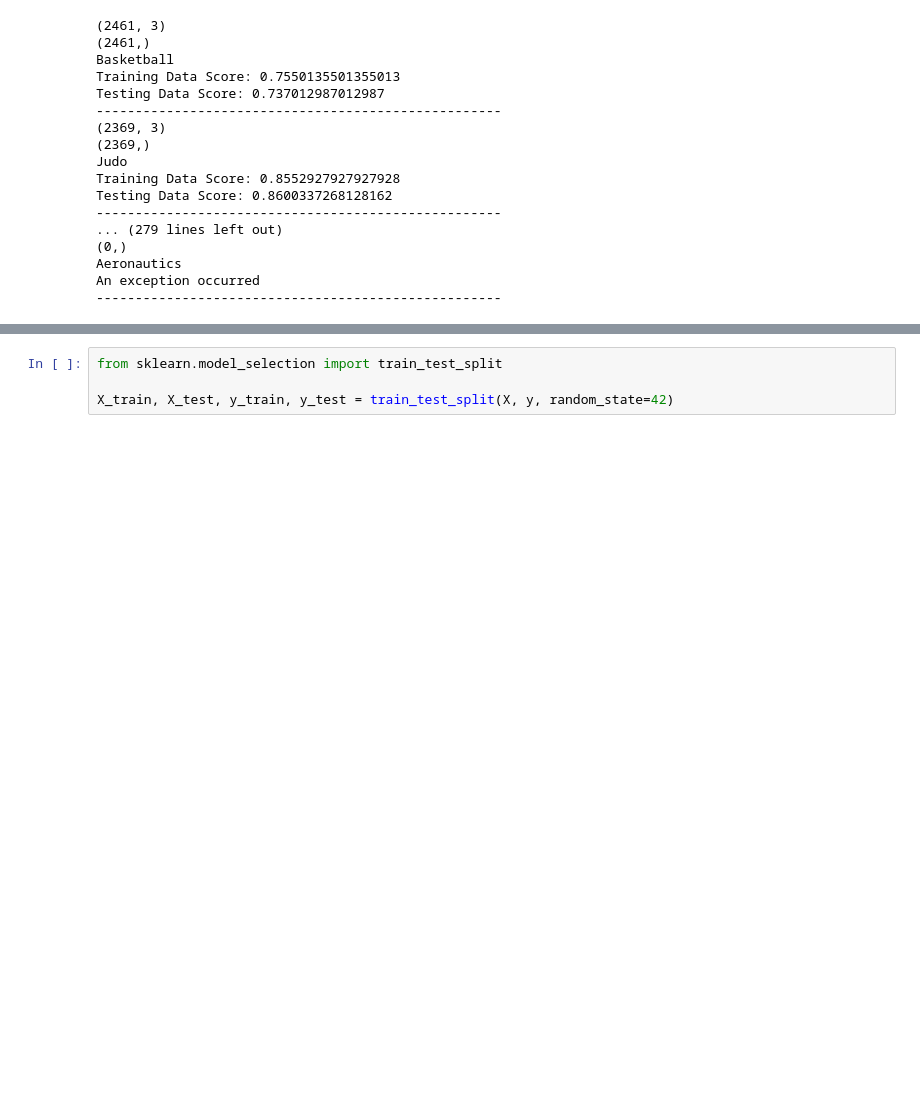
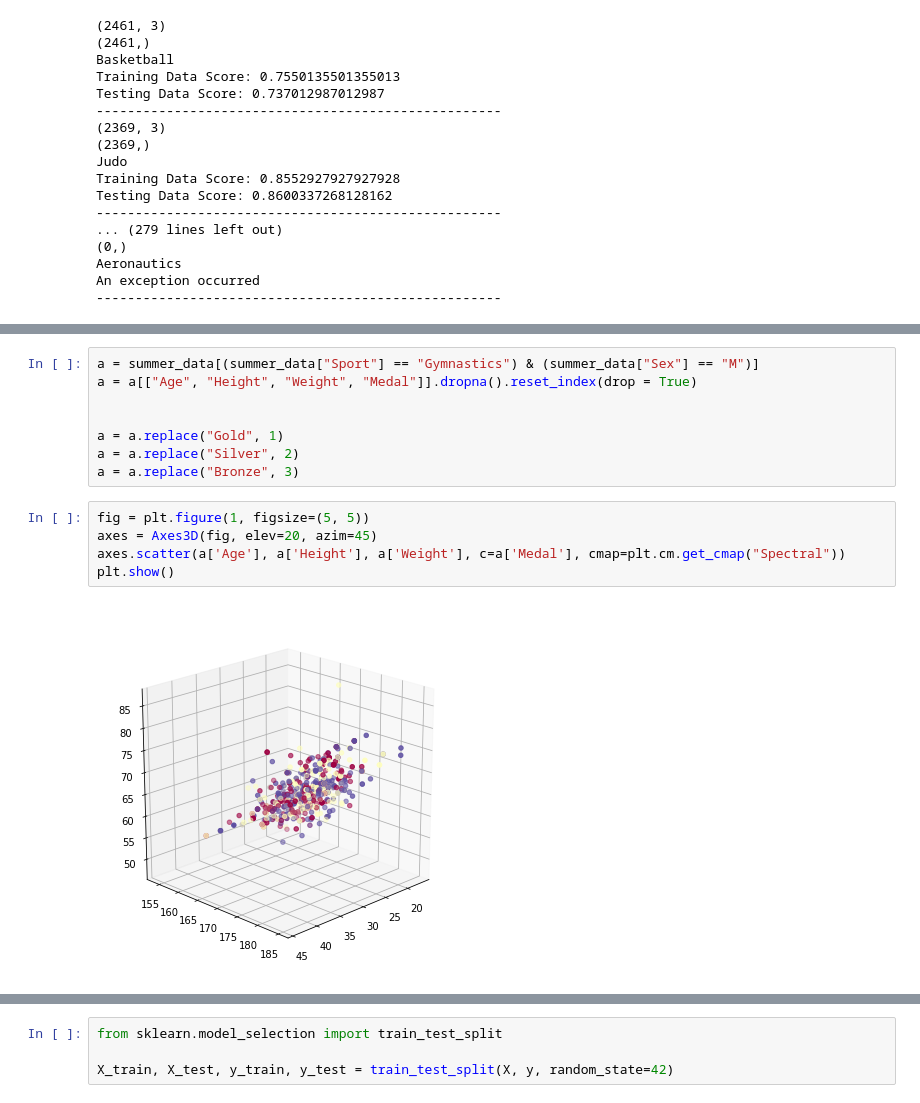
Before and after one commit to diannejardinez/Olympic_Data_machine_learning, a Jupyter notebook: olympic medalists.ipynb, the cells around one changed output, grey strips where cells are left out. Saved outputs shown, nothing was run; the diff lists cells and outputs as text; blank space fills up the shorter version.

```diff
--- a/olympic medalists.ipynb
+++ b/olympic medalists.ipynb
@@ -140,2 +190,17 @@ Gymnastics_M
+# %%
+a = summer_data[(summer_data["Sport"] == "Gymnastics") & (summer_data["Sex"] == "M")]
+a = a[["Age", "Height", "Weight", "Medal"]].dropna().reset_index(drop = True)
+
+
+a = a.replace("Gold", 1)
+a = a.replace("Silver", 2)
+a = a.replace("Bronze", 3)
+# %%
+fig = plt.figure(1, figsize=(5, 5))
+axes = Axes3D(fig, elev=20, azim=45)
+axes.scatter(a['Age'], a['Height'], a['Weight'], c=a['Medal'], cmap=plt.cm.get_cmap("Spectral"))
+plt.show()
+# %% [output]
+[figure, added]
 # %%
 Gymnastics_M["Medal"].unique()
```
Also changed, not shown: parts of 8 cells of this notebook.
